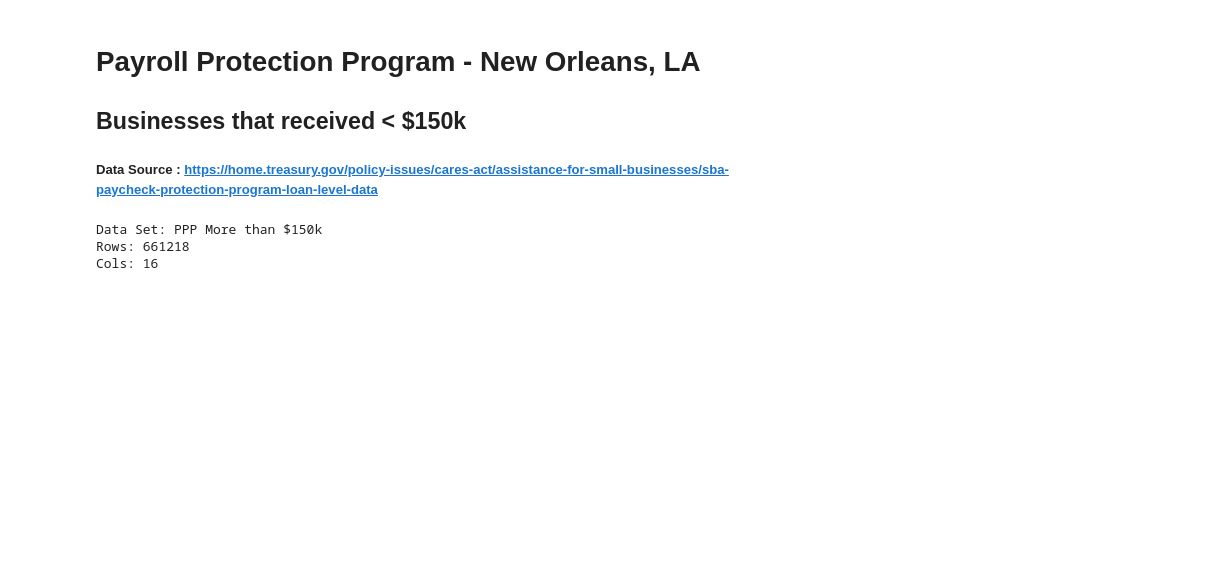
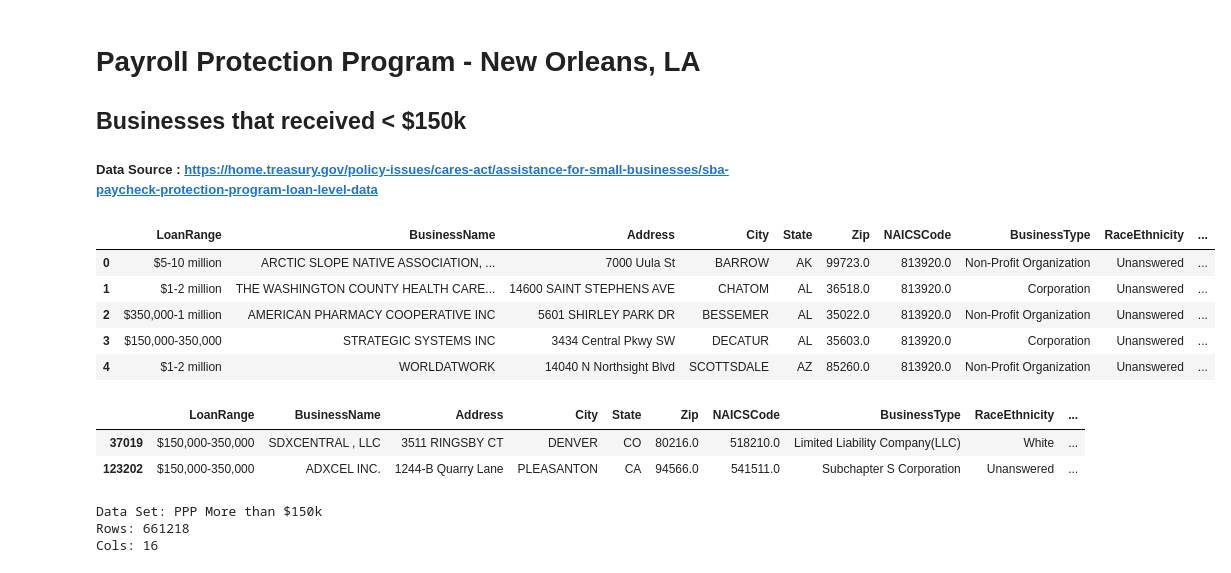
Before and after one commit to apedeaux/PPP, a Jupyter notebook: PPP-Over150.ipynb, the cells around one changed output. Drawn from its saved outputs; the diff is of its cells as text; code cells hidden in the pictures; blank space fills up the shorter version.

```diff
--- a/PPP-Over150.ipynb
+++ b/PPP-Over150.ipynb
@@ -21,6 +21,23 @@ with open(r'C:\Users\Aaron\Documents\ML_Udacity\PPP\api_key.yaml') as f:
 # Import data set. Set includes total list of >$150k.
 
 mt150 = pd.read_csv('C:/Users/Aaron/Documents/ML_Udacity/PPP/All Data by State/All Data by State/150k plus/PPP Data 150k plus.csv')
+# %%
+mt150.BusinessName.fillna('NA', inplace=True)
+# %%
+mt150.head()
+# %% [output]
+|  | LoanRange | BusinessName | Address | City | State | Zip | NAICSCode | BusinessType | RaceEthnicity | ... |
+| 0 | $5-10 million | ARCTIC SLOPE NATIVE ASSOCIATION, ... | 7000 Uula St | BARROW | AK | 99723.0 | 813920.0 | Non-Profit Organization | Unanswered | ... |
+| 1 | $1-2 million | THE WASHINGTON COUNTY HEALTH CARE... | 14600 SAINT STEPHENS AVE | CHATOM | AL | 36518.0 | 813920.0 | Corporation | Unanswered | ... |
+| 2 | $350,000-1 million | AMERICAN PHARMACY COOPERATIVE INC | 5601 SHIRLEY PARK DR | BESSEMER | AL | 35022.0 | 813920.0 | Non-Profit Organization | Unanswered | ... |
+| 3 | $150,000-350,000 | STRATEGIC SYSTEMS INC | 3434 Central Pkwy SW | DECATUR | AL | 35603.0 | 813920.0 | Corporation | Unanswered | ... |
+| 4 | $1-2 million | WORLDATWORK | 14040 N Northsight Blvd | SCOTTSDALE | AZ | 85260.0 | 813920.0 | Non-Profit Organization | Unanswered | ... |
+# %%
+mt150[mt150['BusinessName'].str.contains('DXC')]
+# %% [output]
+|  | LoanRange | BusinessName | Address | City | State | Zip | NAICSCode | BusinessType | RaceEthnicity | ... |
+| 37019 | $150,000-350,000 | SDXCENTRAL , LLC | 3511 RINGSBY CT | DENVER | CO | 80216.0 | 518210.0 | Limited Liability Company(LLC) | White | ... |
+| 123202 | $150,000-350,000 | ADXCEL INC. | 1244-B Quarry Lane | PLEASANTON | CA | 94566.0 | 541511.0 | Subchapter S Corporation | Unanswered | ... |
 # %%
 print("Data Set: PPP More than $150k \nRows: {}\nCols: {}".format(mt150.shape[0], mt150.shape[1]))
 # %% [output]
```
Also changed, not shown: parts of 6 cells of this notebook.
